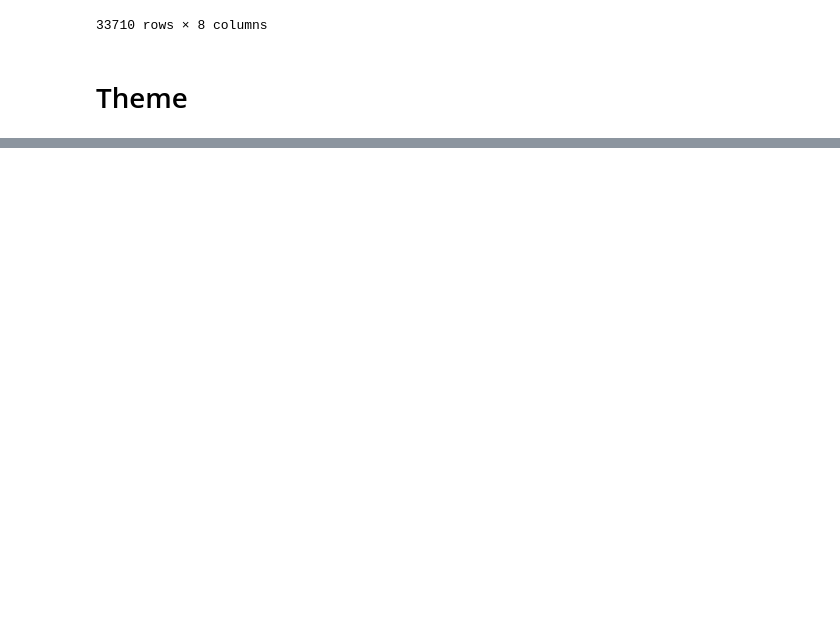
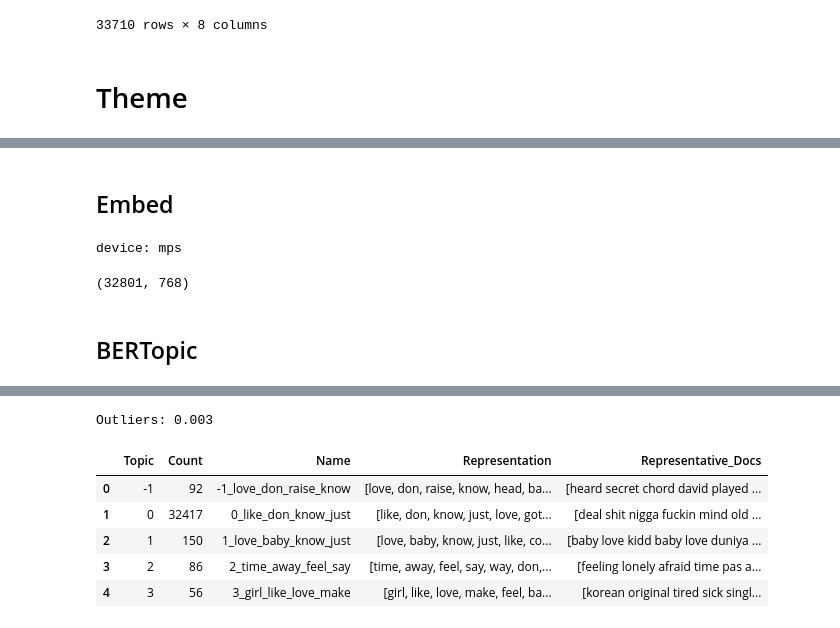
Before and after one commit to adrienlefebvre6/hit-factors, a Jupyter notebook: lyrics.ipynb, the cells around one changed output, grey strips where cells are left out. Cells and saved outputs as stored; diff of their text form; code cells hidden in the pictures; blank space fills up the shorter version.

```diff
--- a/lyrics.ipynb
+++ b/lyrics.ipynb
@@ -111,0 +192,53 @@ lyr
+# %% [markdown]
+## Embed
+# %%
+import os
+os.environ["PYTORCH_ENABLE_MPS_FALLBACK"] = "1"
+
+import numpy as np, pandas as pd, torch
+from sentence_transformers import SentenceTransformer
+
+device = "mps" if torch.backends.mps.is_available() else "cpu"
+print("device:", device)
+
+#model = SentenceTransformer("all-MiniLM-L6-v2", device=device)
+model = SentenceTransformer("all-mpnet-base-v2", device=device)
+
+embeddings = model.encode(
+    lyr["text_embed"].tolist(),
+    batch_size=64,
+    show_progress_bar=True,
+    normalize_embeddings=True,
+)
+np.save("./data/embeddings_mpnet.npy", embeddings)
+print(embeddings.shape)
+# %% [output]
+device: mps
+(32801, 768)
+# %% [markdown]
+## BERTopic
+# %%
+from bertopic import BERTopic
+from umap import UMAP
+from hdbscan import HDBSCAN
+from sklearn.feature_extraction.text import CountVectorizer
+
+umap_model = UMAP(n_neighbors=15, n_components=5, min_dist=0.0, metric="cosine", random_state=42)
+hdbscan_model = HDBSCAN(min_cluster_size=50, min_samples=10, metric="euclidean",
+                        cluster_selection_method="eom", prediction_data=True)
+vectorizer = CountVectorizer(min_df=5, ngram_range=(1, 2))
+
+topic_model = BERTopic(
+    umap_model=umap_model,
+    hdbscan_model=hdbscan_model,
+    vectorizer_model=vectorizer,
+    top_n_words=12,
+    verbose=True,
+)
+
+docs = lyr["text_topic"].tolist()
+topics, _ = topic_model.fit_transform(docs, embeddings)
+
+print("Outliers:", (np.array(topics) == -1).mean().round(3))
+topic_model.get_topic_info().head(30)
+# %% [output]
@@ -111,0 +251,7 @@ lyr
+Outliers: 0.003
+|  | Topic | Count | Name | Representation | Representative_Docs |
+| 0 | -1 | 92 | -1_love_don_raise_know | [love, don, raise, know, head, ba... | [heard secret chord david played ... |
+| 1 | 0 | 32417 | 0_like_don_know_just | [like, don, know, just, love, got... | [deal shit nigga fuckin mind old ... |
+| 2 | 1 | 150 | 1_love_baby_know_just | [love, baby, know, just, like, co... | [baby love kidd baby love duniya ... |
+| 3 | 2 | 86 | 2_time_away_feel_say | [time, away, feel, say, way, don,... | [feeling lonely afraid time pas a... |
+| 4 | 3 | 56 | 3_girl_like_love_make | [girl, like, love, make, feel, ba... | [korean original tired sick singl... |
```
Also changed, not shown: parts of 15 cells of this notebook, 5 other files.
